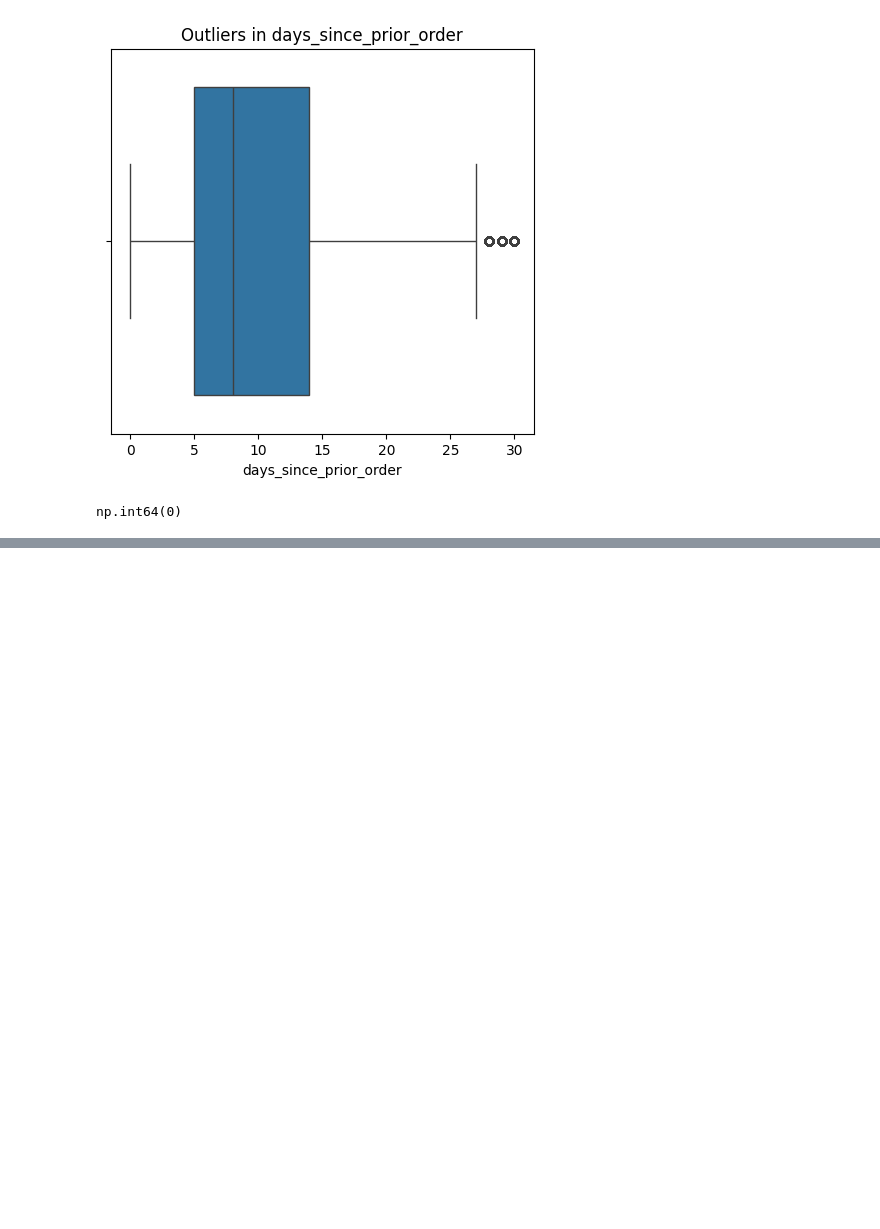
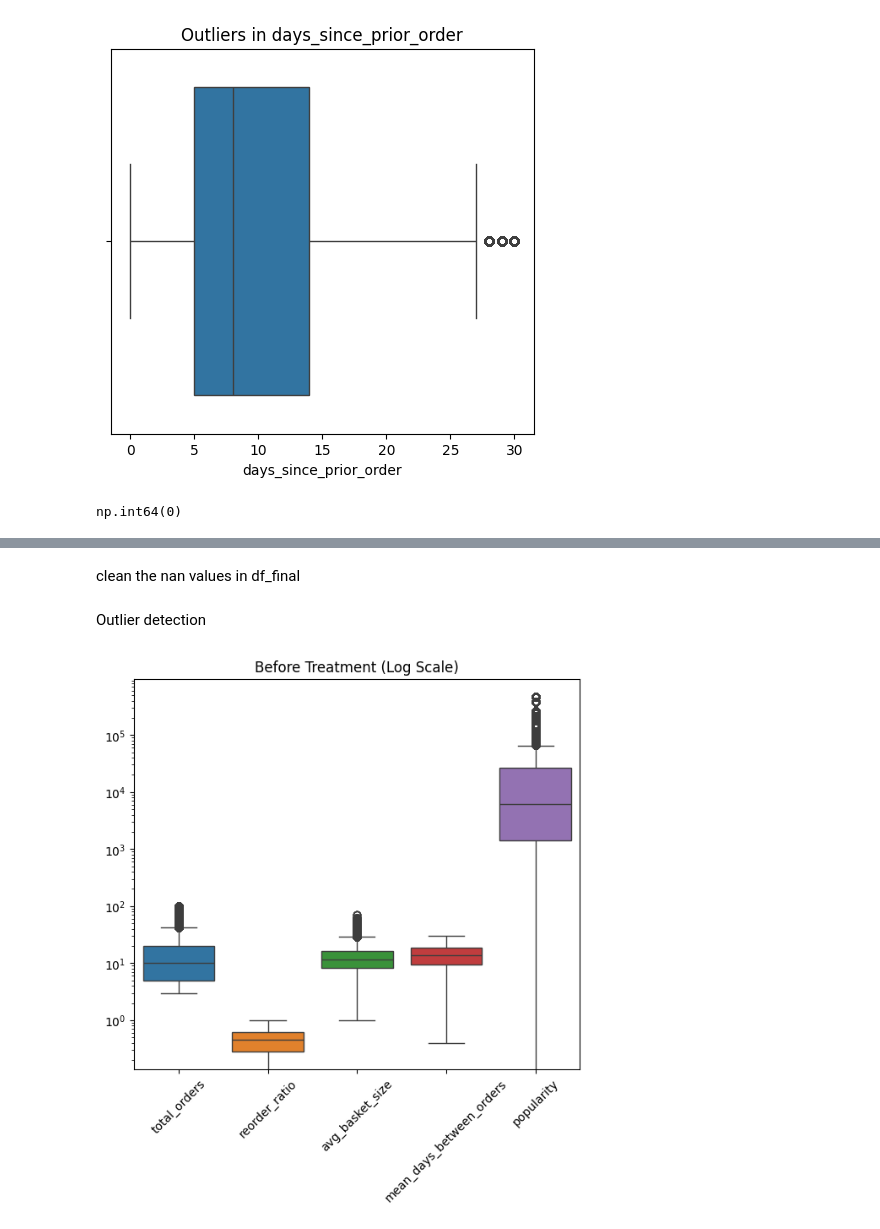
Before and after one commit to kareemkhouri2006/project, a Jupyter notebook: project.ipynb, the cells around one changed output, grey strips where cells are left out. Saved outputs shown, nothing was run; the diff lists cells and outputs as text; code cells hidden in the pictures; blank space fills up the shorter version.

Commit message:
feature engineering and cleaning and outlier detection

```diff
--- a/project.ipynb
+++ b/project.ipynb
@@ -247,0 +256,10 @@ np.int64(0)
+# %%
+train_base = order_products_train.merge(orders[['order_id', 'user_id']], on='order_id', how='left')
+train_base = train_base[['user_id', 'product_id', 'order_id', 'reordered']] # we removed add to cart order (Data Leakage)(Accuracy increases)
+
+
+df_final = train_base.merge(user_features, on='user_id', how='left')
+df_final = df_final.merge(product_features, on='product_id', how='left')
+df_final = df_final.merge(User_Product_interaction, on=['user_id', 'product_id'], how='left')
+df_final = df_final.merge(window_features, on='user_id', how='left')
+df_final = df_final.merge(temporal_features, on='order_id', how='left')
@@ -247,0 +296,30 @@ np.int64(0)
+# %% [markdown]
+clean the nan values in df_final
+# %%
+df_final['overall_reorder_rate'].fillna(0, inplace=True)
+df_final['average_position_in_cart'].fillna(df_final['average_position_in_cart'].mean(), inplace=True)
+df_final['popularity'].fillna(0, inplace=True)
+# we will drop the large number of nan values because if we keep them they the do overfit
+columns_to_drop=['prior_purchase_count','days_since_last_purchase','avg_reorder_prob']
+df_final=df_final.drop(columns_to_drop,axis=1)
+# %% [markdown]
+Outlier detection
+# %%
+
+
+# List of numeric features from your dataset
+numeric_cols = [
+    'total_orders', 'reorder_ratio', 'avg_basket_size',
+    'mean_days_between_orders','popularity'
+]
+
+# Before Treatment
+plt.figure(figsize=(15, 6))
+plt.subplot(1, 2, 1)
+sns.boxplot(data=df_final[numeric_cols])
+plt.yscale('log') # Use log scale to handle different feature magnitudes
+plt.title("Before Treatment (Log Scale)")
+plt.xticks(rotation=45)
+plt.show()
+# %% [output]
+[figure, added]
```
Also changed, not shown: parts of 13 cells of this notebook.
